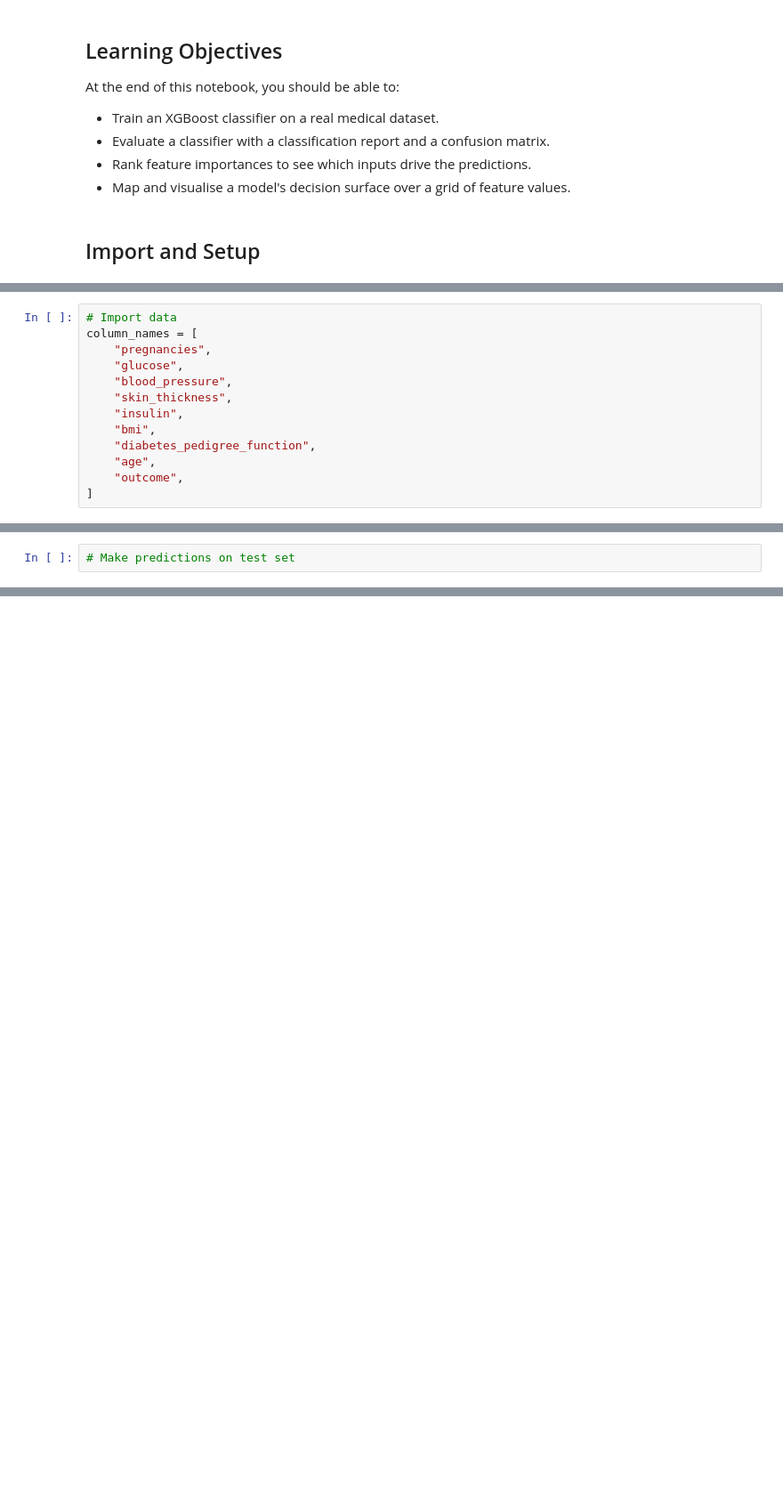
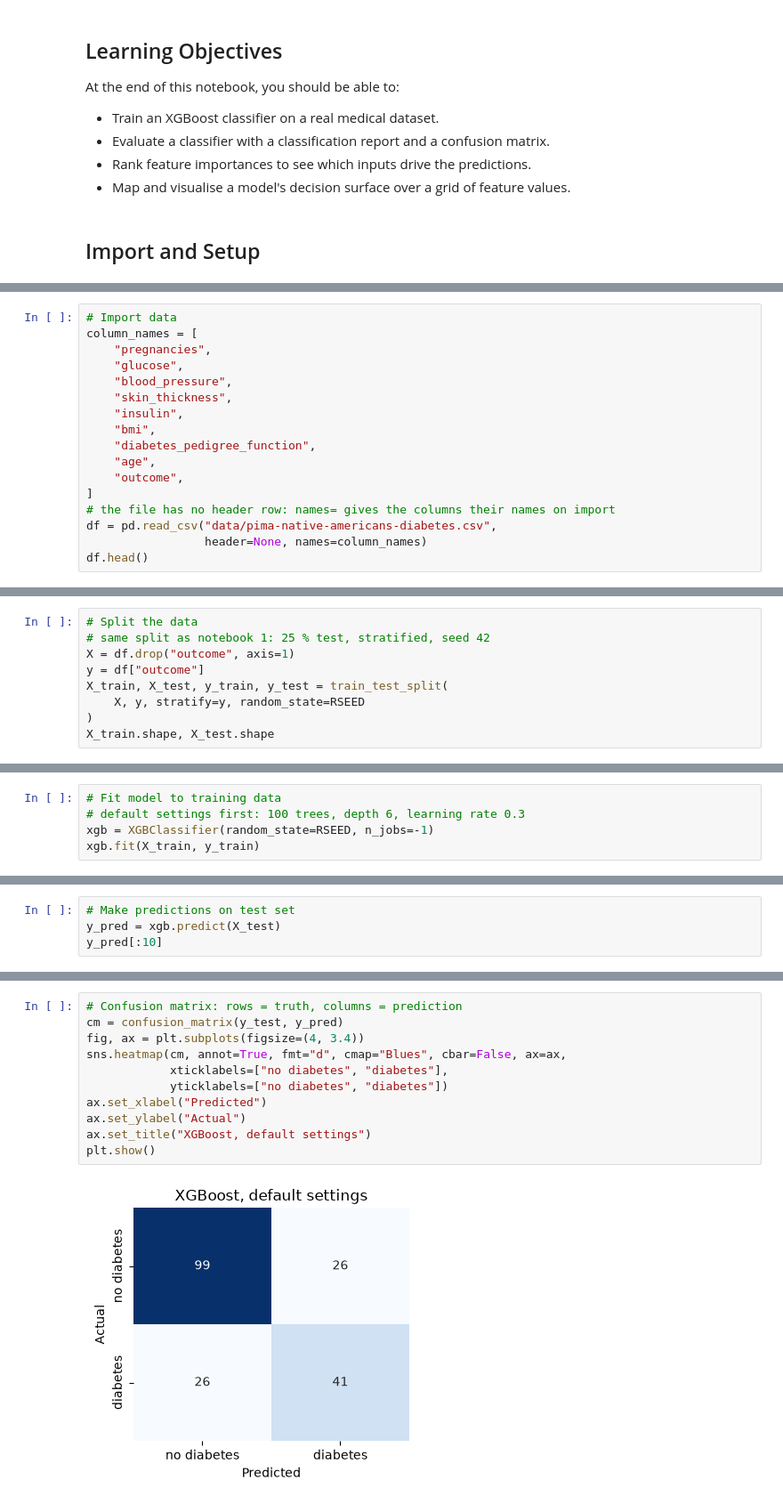
Before and after one commit to crsbln/ds-ensemble-methods, a Jupyter notebook: 2_applying_xgboost.ipynb, the cells around one changed output, grey strips where cells are left out. Shown at 89% size. Cells and saved outputs as stored; diff of their text form; blank space fills up the shorter version.

```diff
--- a/2_applying_xgboost.ipynb
+++ b/2_applying_xgboost.ipynb
@@ -33,3 +47,7 @@ column_names = [
     "age",
     "outcome",
 ]
+# the file has no header row: names= gives the columns their names on import
+df = pd.read_csv("data/pima-native-americans-diabetes.csv",
+                 header=None, names=column_names)
+df.head()
@@ -39,0 +80,9 @@ column_names = [
+# %%
+# Split the data
+# same split as notebook 1: 25 % test, stratified, seed 42
+X = df.drop("outcome", axis=1)
+y = df["outcome"]
+X_train, X_test, y_train, y_test = train_test_split(
+    X, y, stratify=y, random_state=RSEED
+)
+X_train.shape, X_test.shape
@@ -39,0 +91,5 @@ column_names = [
+# %%
+# Fit model to training data
+# default settings first: 100 trees, depth 6, learning rate 0.3
+xgb = XGBClassifier(random_state=RSEED, n_jobs=-1)
+xgb.fit(X_train, y_train)
@@ -40,2 +108,4 @@ column_names = [
 # %%
 # Make predictions on test set
+y_pred = xgb.predict(X_test)
+y_pred[:10]
@@ -43,0 +138,13 @@ column_names = [
+# %%
+# Confusion matrix: rows = truth, columns = prediction
+cm = confusion_matrix(y_test, y_pred)
+fig, ax = plt.subplots(figsize=(4, 3.4))
+sns.heatmap(cm, annot=True, fmt="d", cmap="Blues", cbar=False, ax=ax,
+            xticklabels=["no diabetes", "diabetes"],
+            yticklabels=["no diabetes", "diabetes"])
+ax.set_xlabel("Predicted")
+ax.set_ylabel("Actual")
+ax.set_title("XGBoost, default settings")
+plt.show()
+# %% [output]
+[figure, added]
```
Also changed, not shown: parts of 24 cells of this notebook, 3 other files.
